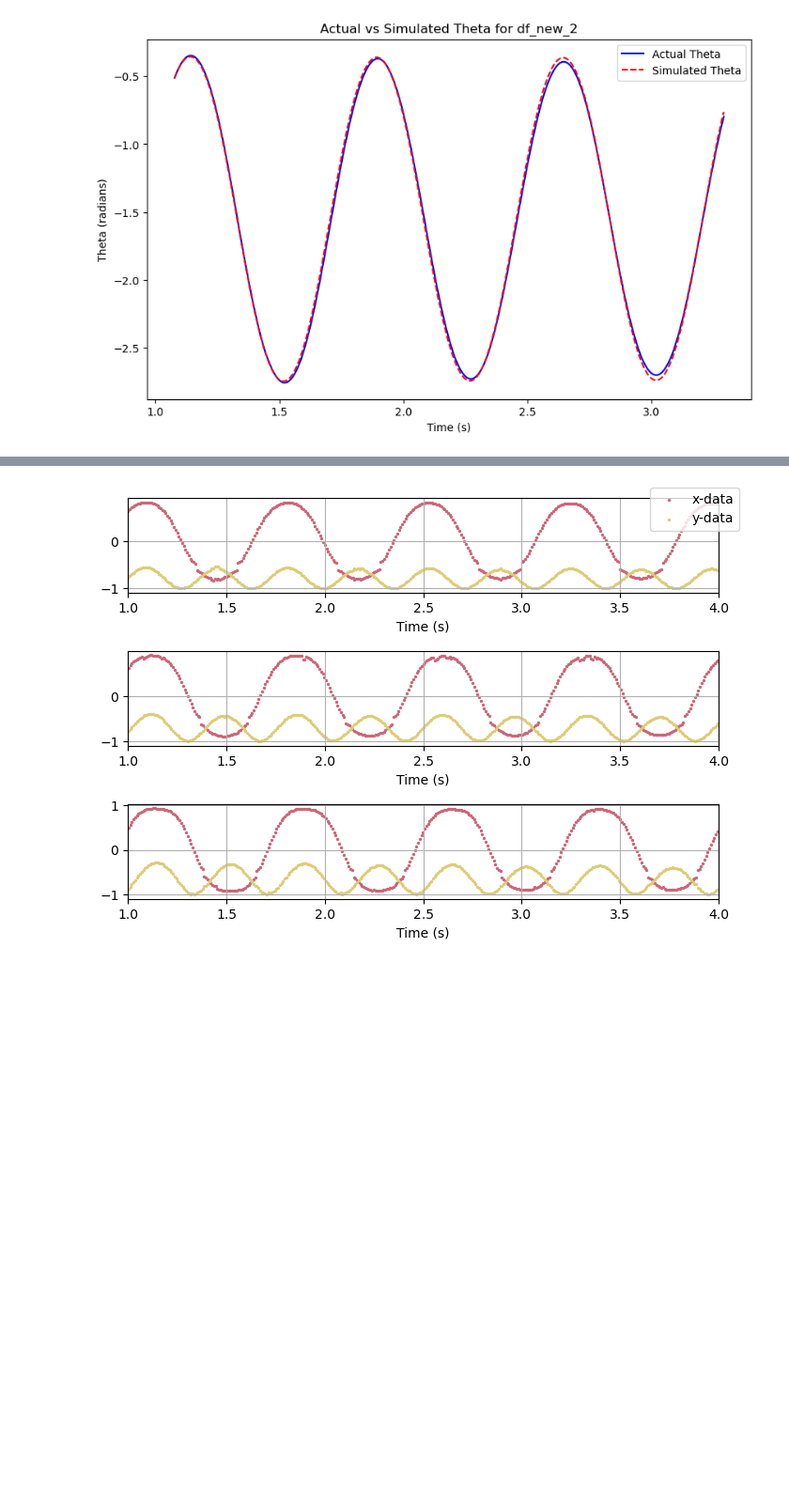
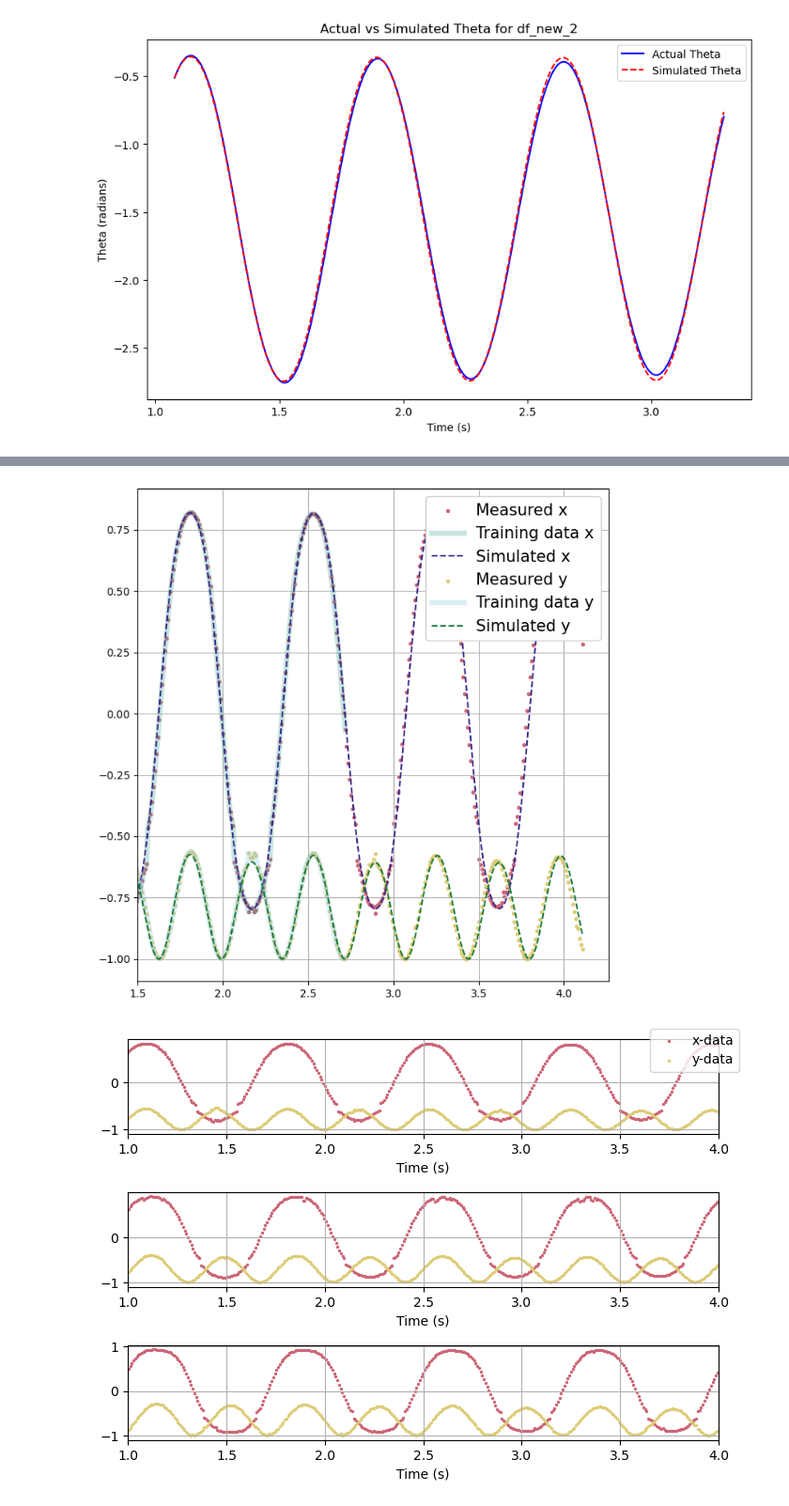
Before and after one commit to mjayadharan/DAE-FINDER_dev, a Jupyter notebook: Examples/Example_2_pendulum/damped_pendulum_video_parameter_estimation.ipynb, the cells around one changed output, grey strips where cells are left out. Shown at 94% size. Drawn from its saved outputs; the diff is of its cells as text; code cells hidden in the pictures; blank space fills up the shorter version.

```diff
--- a/Examples/Example_2_pendulum/damped_pendulum_video_parameter_estimation.ipynb
+++ b/Examples/Example_2_pendulum/damped_pendulum_video_parameter_estimation.ipynb
@@ -421,3 +421,58 @@ plot_actual_vs_simulated(df_trimmed[0][19:], omega0_0, beta_est, gamma_est, 'Act
+# %%
+from scipy.integrate import solve_ivp
+import matplotlib.pyplot as plt
+
+def pendulum_rhs(t, y, beta, gamma, L=1):
+    theta, omega = y
+    alpha = beta * np.cos(theta) + gamma * theta
+    return [omega, alpha]
+
+def plot_actual_vs_simulated(df_new, omega0, beta_est, gamma_est, title, training_num=200):
+    t_values = df_new['t'].values
+    x_values = df_new['x'].values
+    y_values = df_new['y'].values
+
+    theta0 = np.arctan2(y_values[0], x_values[0])
+    y0 = [theta0, omega0]
+
+    sol = solve_ivp(pendulum_rhs, [t_values[0], t_values[-1]], y0, t_eval=t_values, args=(beta_est, gamma_est))
+
+    theta_simulated = sol.y[0]
+    x_simulated = L * np.cos(theta_simulated)
+    y_simulated = L * np.sin(theta_simulated)
+
+    fig, ax = plt.subplots(figsize=(7, 7))
+
+    ax.scatter(t_values, x_values, label='Measured x', color='#CC6677', s=8)
+    ax.plot(t_values[:training_num], x_values[:training_num], label='Training data x', color='#44AA99', linewidth=5, alpha=0.3)
+    ax.plot(t_values, x_simulated, label='Simulated x', color='#332288', linestyle='--')
+
+    ax.scatter(t_values, y_values, label='Measured y', color='#DDCC77', s=8)
+    ax.plot(t_values[:training_num], y_values[:training_num], label='Training data y', color='#88CCEE', linewidth=5, alpha=0.3)
+    ax.plot(t_values, y_simulated, label='Simulated y', color='#117733', linestyle='--')
+
+    ax.grid(True)
+    ax.set_xlim(left=1.5)
+    # ax.set_xlabel('Time (s)')
+    # ax.set_ylabel('Position')
+    ax.set_title(title)
+    legend = ax.legend(loc='upper right', fontsize=15)
+    legend.get_frame().set_facecolor('white')
+    legend.get_frame().set_alpha(1)
+
+    plt.tight_layout()
+    plt.show()
+    fig.savefig('Example_2_pendulum_experiment_prediction.svg', format='svg')
+
+plot_actual_vs_simulated(df_trimmed[0][19:], omega0_0, beta_est, gamma_est, '')
+
+# Plot for df_new_1
+# plot_actual_vs_simulated(df_trimmed[1][19:], omega0_1, beta_est, gamma_est, 'Actual vs Simulated for df_new_1')
+
+# Plot for df_new_2
+# plot_actual_vs_simulated(df_trimmed[2][19:], omega0_2, beta_est, gamma_est, 'Actual vs Simulated for df_new_2')
+# %% [output]
+[figure, added]
 # %%
 fig, axes = plt.subplots(len(df_trimmed), 1, figsize=(7, 5))
 
```
Also changed, not shown: parts of 2 cells of this notebook, 11 other files.
